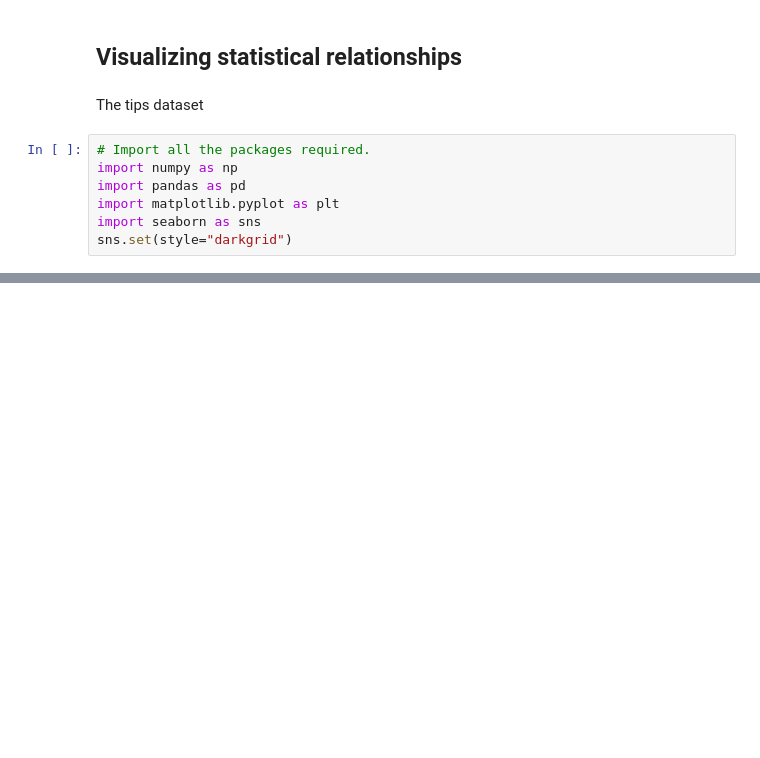
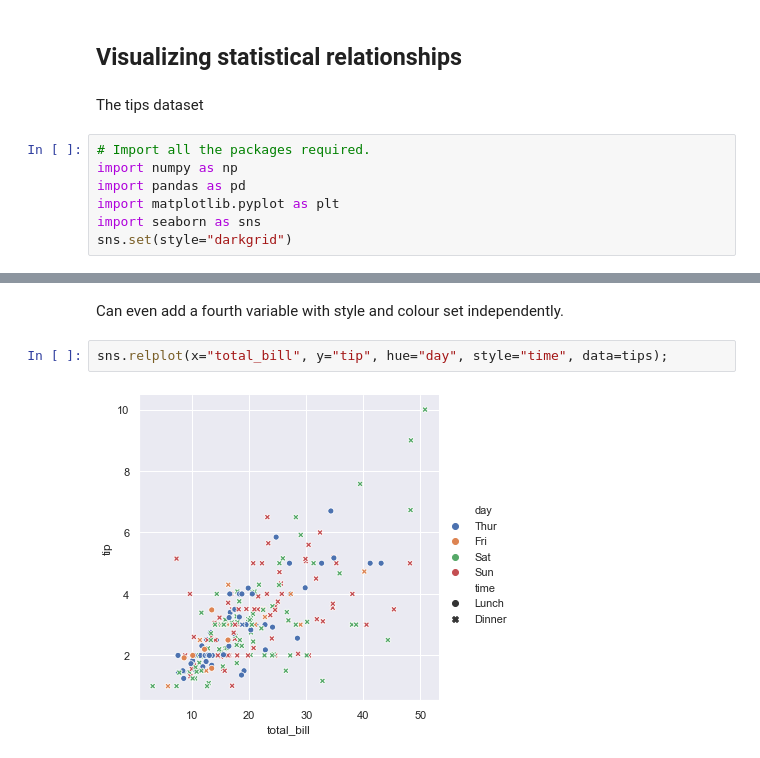
Before and after one commit to elizabethdaly/seaborn-tutorial-workings, a Jupyter notebook: tips-workings.ipynb, the cells around one changed output, grey strips where cells are left out. Cells and saved outputs as stored; diff of their text form; blank space fills up the shorter version.

```diff
--- a/tips-workings.ipynb
+++ b/tips-workings.ipynb
@@ -29,0 +36,6 @@ sns.relplot(x="total_bill", y="tip", hue="smoker", style="smoker", data=tips);
+# %% [markdown]
+Can even add a fourth variable with style and colour set independently.
+# %%
+sns.relplot(x="total_bill", y="tip", hue="day", style="time", data=tips);
+# %% [output]
+[figure, added]
```
Also changed, not shown: parts of 17 cells of this notebook.
